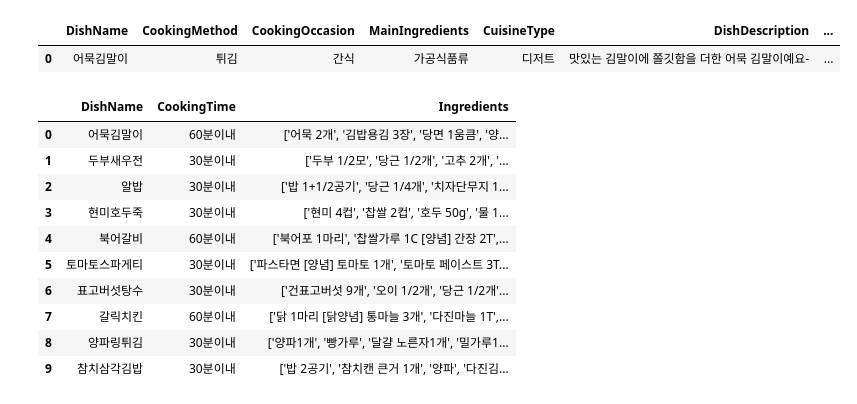
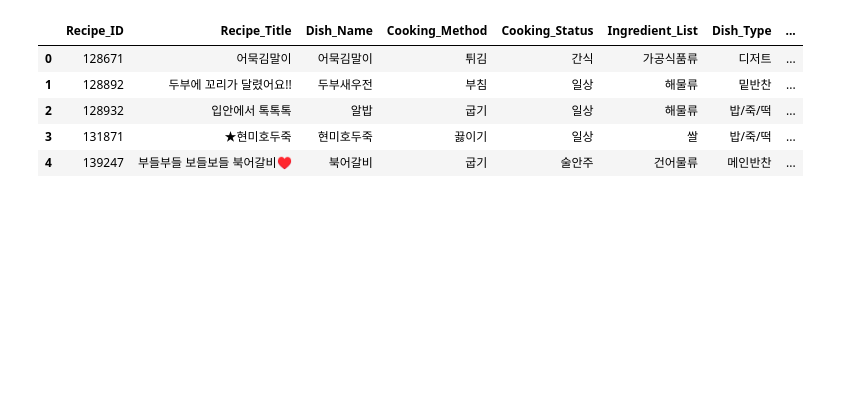
Before and after one commit to tjddn5242/SmartChef, a Jupyter notebook: LLM_structure_swkim/embedding.ipynb, the cells around one changed output. Cells and saved outputs as stored; diff of their text form; code cells hidden in the pictures; blank space fills up the shorter version.

```diff
--- a/LLM_structure_swkim/embedding.ipynb
+++ b/LLM_structure_swkim/embedding.ipynb
@@ -29,6 +37,10 @@ AttributeError: module 'openai' has no attribute 'OpenAI'
 # %%
-df = pd.read_csv('./data/receipe_dataset_demo.csv')
-df.head(1)
+proc = pd.read_csv('./data/whole_processed.csv')
+proc.head()
 # %% [output]
-|  | DishName | CookingMethod | CookingOccasion | MainIngredients | CuisineType | DishDescription | ... |
-| 0 | 어묵김말이 | 튀김 | 간식 | 가공식품류 | 디저트 | 맛있는 김말이에 쫄깃함을 더한 어묵 김말이예요- | ... |
+|  | Recipe_ID | Recipe_Title | Dish_Name | Cooking_Method | Cooking_Status | Ingredient_List | Dish_Type | ... |
+| 0 | 128671 | 어묵김말이 | 어묵김말이 | 튀김 | 간식 | 가공식품류 | 디저트 | ... |
+| 1 | 128892 | 두부에 꼬리가 달렸어요!! | 두부새우전 | 부침 | 일상 | 해물류 | 밑반찬 | ... |
+| 2 | 128932 | 입안에서 톡톡톡 | 알밥 | 굽기 | 일상 | 해물류 | 밥/죽/떡 | ... |
+| 3 | 131871 | ★현미호두죽 | 현미호두죽 | 끓이기 | 일상 | 쌀 | 밥/죽/떡 | ... |
+| 4 | 139247 | 부들부들 보들보들 북어갈비♥ | 북어갈비 | 굽기 | 술안주 | 건어물류 | 메인반찬 | ... |
@@ -41,15 +46,0 @@ df['Ingredients'] = df['IngredientDetails'].apply(process_ingredients)
-# %%
-df = df[['DishName', 'CookingTime', 'Ingredients']]
-df
-# %% [output]
-|  | DishName | CookingTime | Ingredients |
-| 0 | 어묵김말이 | 60분이내 | ['어묵 2개', '김밥용김 3장', '당면 1움큼', '양... |
-| 1 | 두부새우전 | 30분이내 | ['두부 1/2모', '당근 1/2개', '고추 2개', '... |
-| 2 | 알밥 | 30분이내 | ['밥 1+1/2공기', '당근 1/4개', '치자단무지 1... |
-| 3 | 현미호두죽 | 30분이내 | ['현미 4컵', '찹쌀 2컵', '호두 50g', '물 1... |
-| 4 | 북어갈비 | 60분이내 | ['북어포 1마리', '찹쌀가루 1C [양념] 간장 2T',... |
-| 5 | 토마토스파게티 | 30분이내 | ['파스타면 [양념] 토마토 1개', '토마토 페이스트 3T... |
-| 6 | 표고버섯탕수 | 30분이내 | ['건표고버섯 9개', '오이 1/2개', '당근 1/2개'... |
-| 7 | 갈릭치킨 | 60분이내 | ['닭 1마리 [닭양념] 통마늘 3개', '다진마늘 1T',... |
-| 8 | 양파링튀김 | 30분이내 | ['양파1개', '빵가루', '달걀 노른자1개', '밀가루1... |
-| 9 | 참치삼각김밥 | 30분이내 | ['밥 2공기', '참치캔 큰거 1개', '양파', '다진김... |
```
Also changed, not shown: parts of 23 cells of this notebook, 1 other file.
